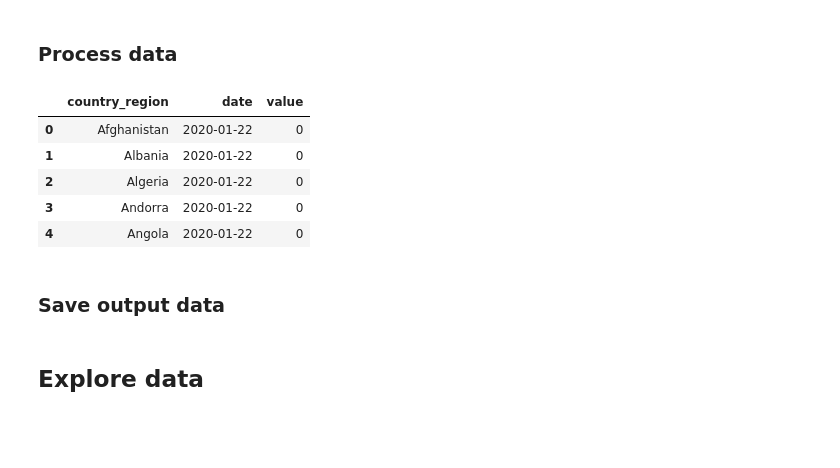
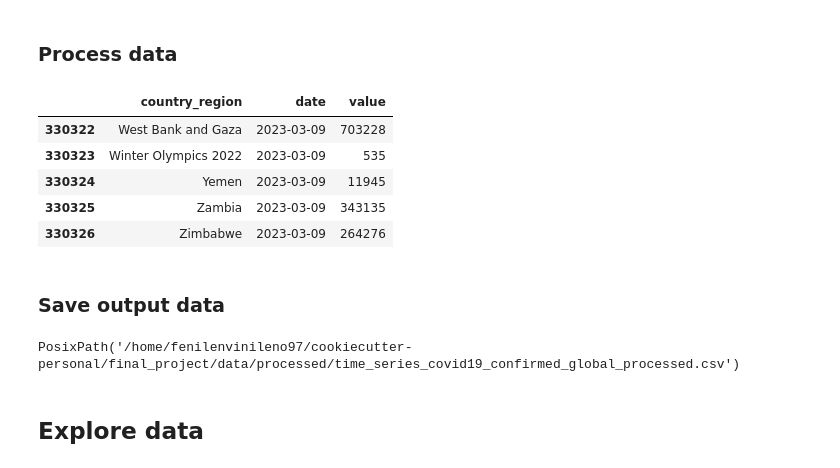
Before and after one commit to fenilenvinileno97/advance-ds-environment, a Jupyter notebook: notebooks/1-0-jvelezmagic-full_b038c258-f03a-4940-b4ee-6945ee152ee6.ipynb, the cells around one changed output. Drawn from its saved outputs; the diff is of its cells as text; code cells hidden in the pictures; blank space fills up the shorter version.

```diff
--- a/notebooks/1-0-jvelezmagic-full_b038c258-f03a-4940-b4ee-6945ee152ee6.ipynb
+++ b/notebooks/1-0-jvelezmagic-full_b038c258-f03a-4940-b4ee-6945ee152ee6.ipynb
@@ -59,29 +60,33 @@ covid_df.head()
 # %%
 processed_df = (
     covid_df
     .select_columns(["Country/Region", "*/*/*"])
     .pivot_longer(
         index="Country/Region",
         names_to="date"
     )
     .transform_column("date", pd.to_datetime)
     .clean_names()
 )
 
-processed_df.head()
+processed_df.tail()
 # %% [output]
 |  | country_region | date | value |
-| 0 | Afghanistan | 2020-01-22 | 0 |
-| 1 | Albania | 2020-01-22 | 0 |
-| 2 | Algeria | 2020-01-22 | 0 |
-| 3 | Andorra | 2020-01-22 | 0 |
-| 4 | Angola | 2020-01-22 | 0 |
+| 330322 | West Bank and Gaza | 2023-03-09 | 703228 |
+| 330323 | Winter Olympics 2022 | 2023-03-09 | 535 |
+| 330324 | Yemen | 2023-03-09 | 11945 |
+| 330325 | Zambia | 2023-03-09 | 343135 |
+| 330326 | Zimbabwe | 2023-03-09 | 264276 |
 # %% [markdown]
 ### Save output data
 # %%
 output_covid_file = path.data_processed_dir("time_series_covid19_confirmed_global_processed.csv")
 # %%
 processed_df.to_csv(output_covid_file, index=False)
+# %%
+output_covid_file
+# %% [output]
+PosixPath('/home/fenilenvinileno97/cookiecutter-personal/final_project/data/processed/time_series_covid19_confirmed_global_processed.csv')
 # %% [markdown]
 ## Explore data
 # %% [markdown]
```
Also changed, not shown: parts of 13 cells of this notebook, 3 other files.
